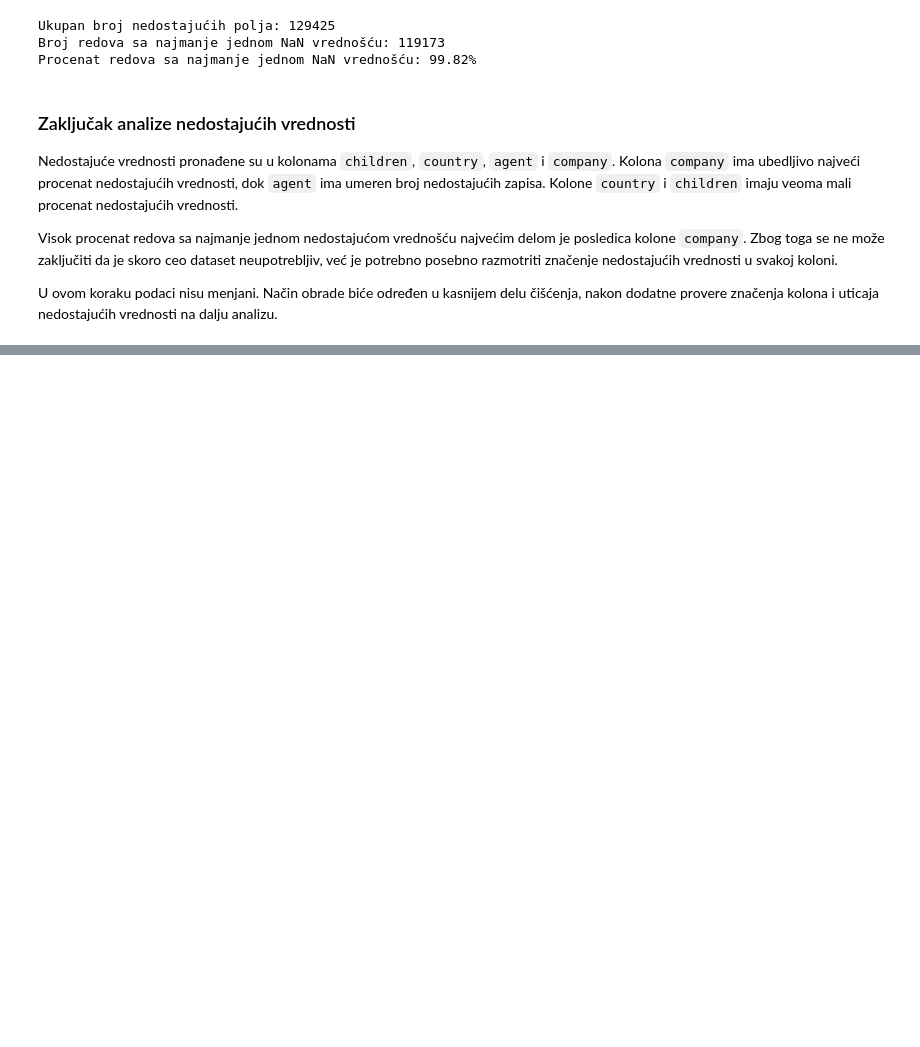
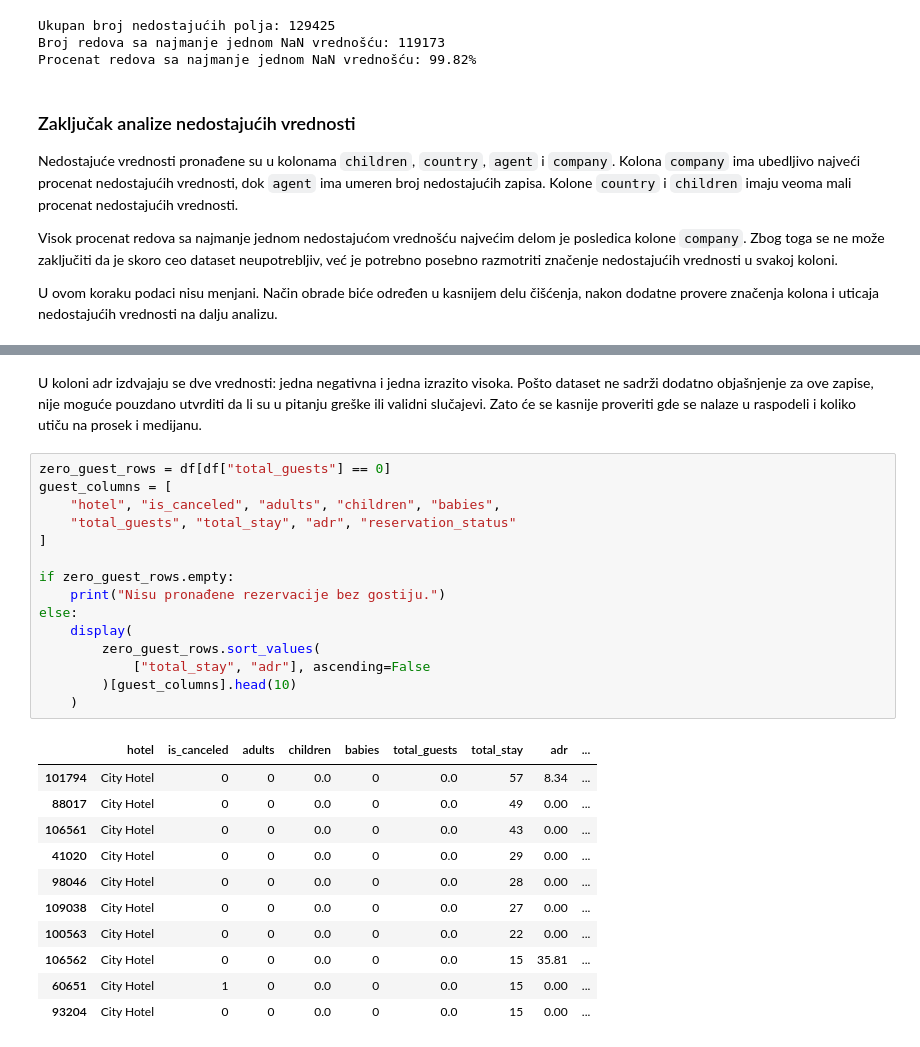
Before and after one commit to angelinalazarevic/Seminarski-UNP---Hotel-Booking, a Jupyter notebook: notebooks/hotel_booking_analysis.ipynb, the cells around one changed output, grey strips where cells are left out. Cells and saved outputs as stored; diff of their text form; blank space fills up the shorter version.

```diff
--- a/notebooks/hotel_booking_analysis.ipynb
+++ b/notebooks/hotel_booking_analysis.ipynb
@@ -158,0 +269,29 @@ U ovom koraku podaci nisu menjani. Način obrade biće određen u kasnijem delu
+# %% [markdown]
+U koloni adr izdvajaju se dve vrednosti: jedna negativna i jedna izrazito visoka. Pošto dataset ne sadrži dodatno objašnjenje za ove zapise, nije moguće pouzdano utvrditi da li su u pitanju greške ili validni slučajevi. Zato će se kasnije proveriti gde se nalaze u raspodeli i koliko utiču na prosek i medijanu.
+# %%
+zero_guest_rows = df[df["total_guests"] == 0]
+guest_columns = [
+    "hotel", "is_canceled", "adults", "children", "babies",
+    "total_guests", "total_stay", "adr", "reservation_status"
+]
+
+if zero_guest_rows.empty:
+    print("Nisu pronađene rezervacije bez gostiju.")
+else:
+    display(
+        zero_guest_rows.sort_values(
+            ["total_stay", "adr"], ascending=False
+        )[guest_columns].head(10)
+    )
+# %% [output]
+|  | hotel | is_canceled | adults | children | babies | total_guests | total_stay | adr | ... |
+| 101794 | City Hotel | 0 | 0 | 0.0 | 0 | 0.0 | 57 | 8.34 | ... |
+| 88017 | City Hotel | 0 | 0 | 0.0 | 0 | 0.0 | 49 | 0.00 | ... |
+| 106561 | City Hotel | 0 | 0 | 0.0 | 0 | 0.0 | 43 | 0.00 | ... |
+| 41020 | City Hotel | 0 | 0 | 0.0 | 0 | 0.0 | 29 | 0.00 | ... |
+| 98046 | City Hotel | 0 | 0 | 0.0 | 0 | 0.0 | 28 | 0.00 | ... |
+| 109038 | City Hotel | 0 | 0 | 0.0 | 0 | 0.0 | 27 | 0.00 | ... |
+| 100563 | City Hotel | 0 | 0 | 0.0 | 0 | 0.0 | 22 | 0.00 | ... |
+| 106562 | City Hotel | 0 | 0 | 0.0 | 0 | 0.0 | 15 | 35.81 | ... |
+| 60651 | City Hotel | 1 | 0 | 0.0 | 0 | 0.0 | 15 | 0.00 | ... |
+| 93204 | City Hotel | 0 | 0 | 0.0 | 0 | 0.0 | 15 | 0.00 | ... |
```
Also changed, not shown: parts of 20 cells of this notebook.
